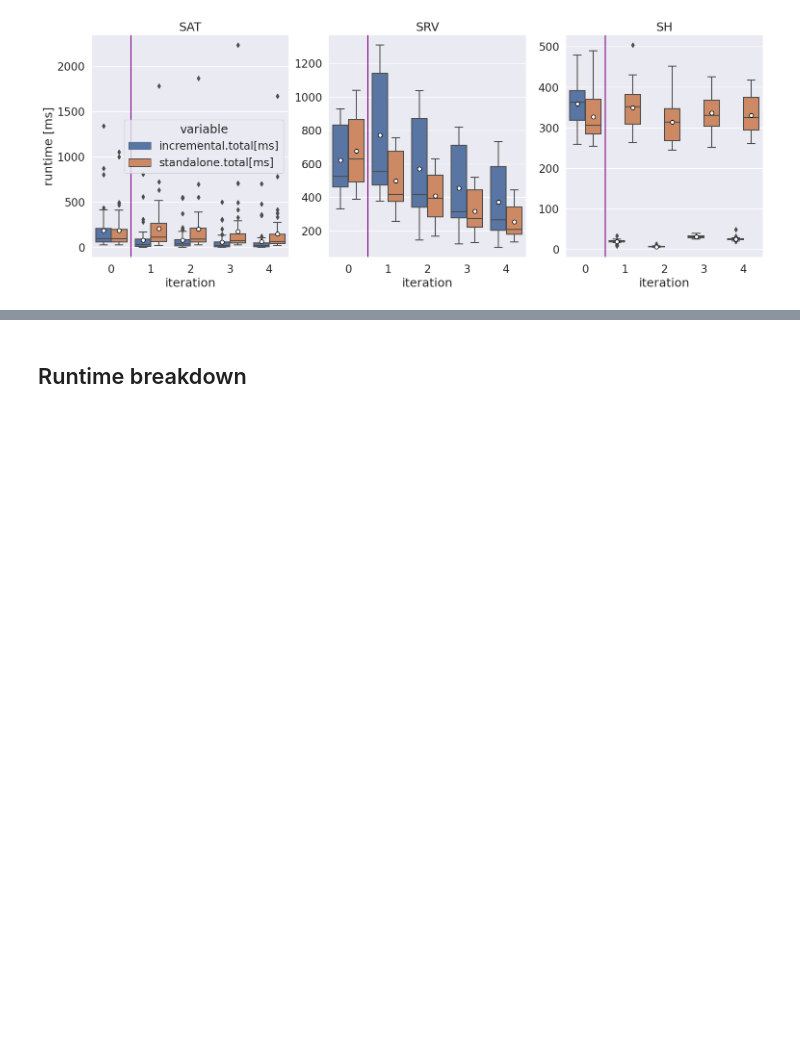
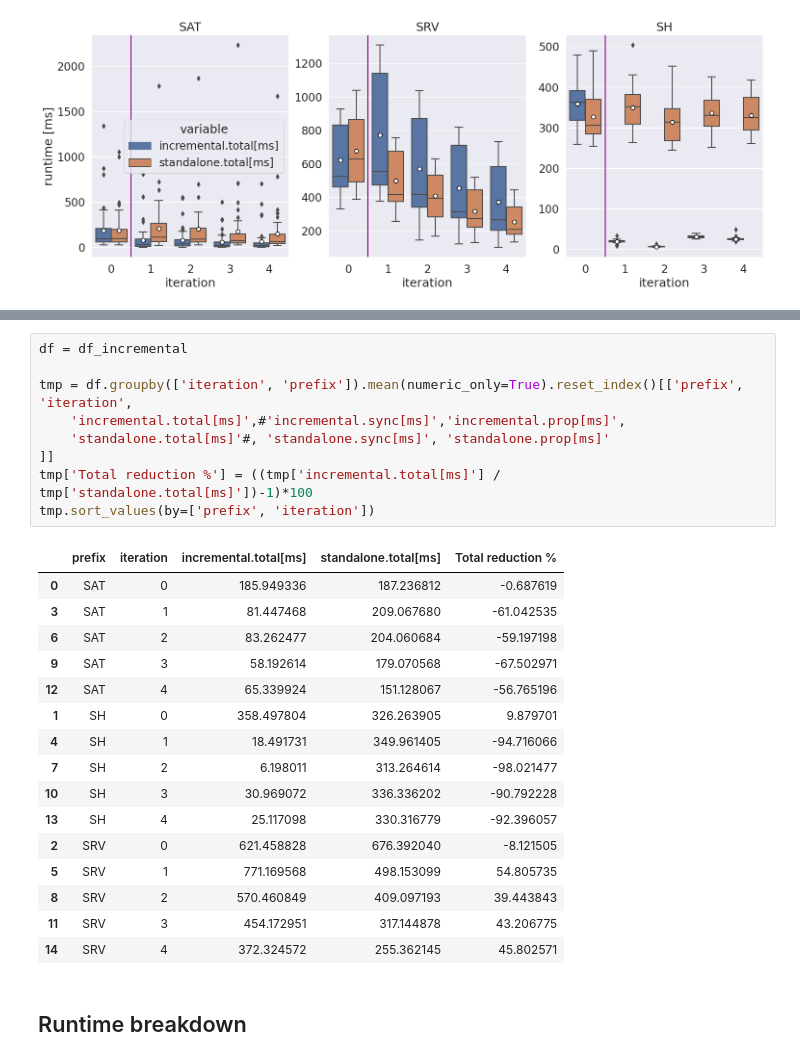
Before and after one commit to PELAB-LiU/ProbabilisticGraphQuery, a Jupyter notebook: measurements/a_rq2_rq3_incremental.ipynb, the cells around one changed output, grey strips where cells are left out. Saved outputs shown, nothing was run; the diff lists cells and outputs as text; blank space fills up the shorter version.

```diff
--- a/measurements/a_rq2_rq3_incremental.ipynb
+++ b/measurements/a_rq2_rq3_incremental.ipynb
@@ -66,3 +88,29 @@ fig.savefig("figures/incremental_reduced.pdf", bbox_inches='tight')
+# %%
+df = df_incremental
+
+tmp = df.groupby(['iteration', 'prefix']).mean(numeric_only=True).reset_index()[['prefix', 'iteration',
+    'incremental.total[ms]',#'incremental.sync[ms]','incremental.prop[ms]',
+    'standalone.total[ms]'#, 'standalone.sync[ms]', 'standalone.prop[ms]'
+]]
+tmp['Total reduction %'] = ((tmp['incremental.total[ms]'] / tmp['standalone.total[ms]'])-1)*100
+tmp.sort_values(by=['prefix', 'iteration'])
+# %% [output]
+|  | prefix | iteration | incremental.total[ms] | standalone.total[ms] | Total reduction % |
+| 0 | SAT | 0 | 185.949336 | 187.236812 | -0.687619 |
+| 3 | SAT | 1 | 81.447468 | 209.067680 | -61.042535 |
+| 6 | SAT | 2 | 83.262477 | 204.060684 | -59.197198 |
+| 9 | SAT | 3 | 58.192614 | 179.070568 | -67.502971 |
+| 12 | SAT | 4 | 65.339924 | 151.128067 | -56.765196 |
+| 1 | SH | 0 | 358.497804 | 326.263905 | 9.879701 |
+| 4 | SH | 1 | 18.491731 | 349.961405 | -94.716066 |
+| 7 | SH | 2 | 6.198011 | 313.264614 | -98.021477 |
+| 10 | SH | 3 | 30.969072 | 336.336202 | -90.792228 |
+| 13 | SH | 4 | 25.117098 | 330.316779 | -92.396057 |
+| 2 | SRV | 0 | 621.458828 | 676.392040 | -8.121505 |
+| 5 | SRV | 1 | 771.169568 | 498.153099 | 54.805735 |
+| 8 | SRV | 2 | 570.460849 | 409.097193 | 39.443843 |
+| 11 | SRV | 3 | 454.172951 | 317.144878 | 43.206775 |
+| 14 | SRV | 4 | 372.324572 | 255.362145 | 45.802571 |
 # %% [markdown]
 ## Runtime breakdown
 # %%
```
Also changed, not shown: parts of 4 cells of this notebook, 6 other files.
